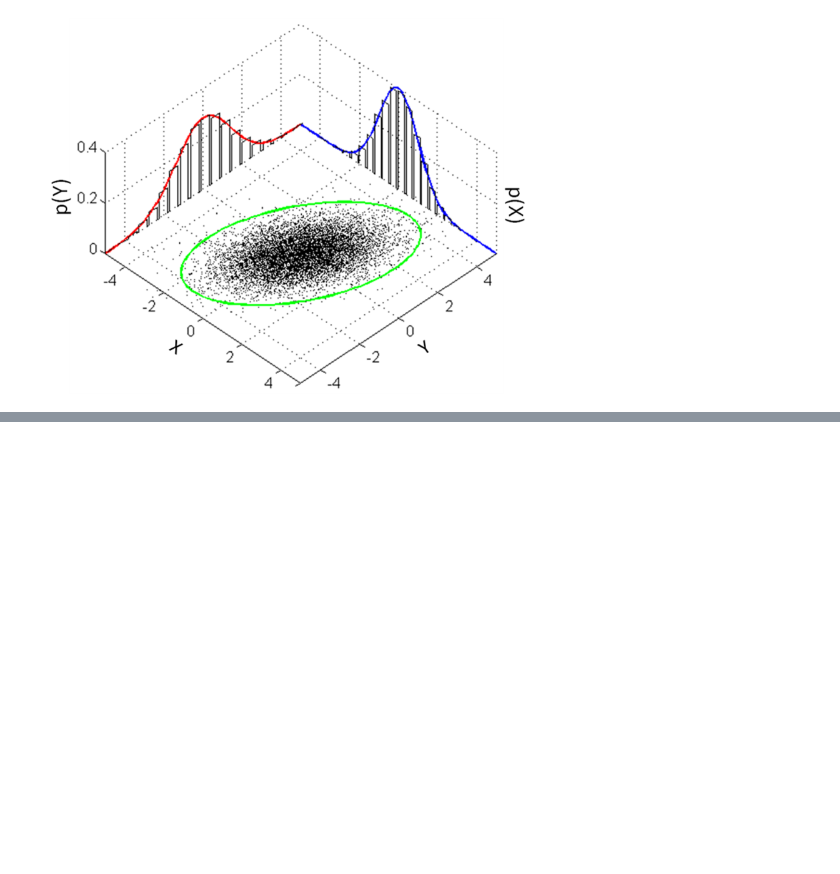
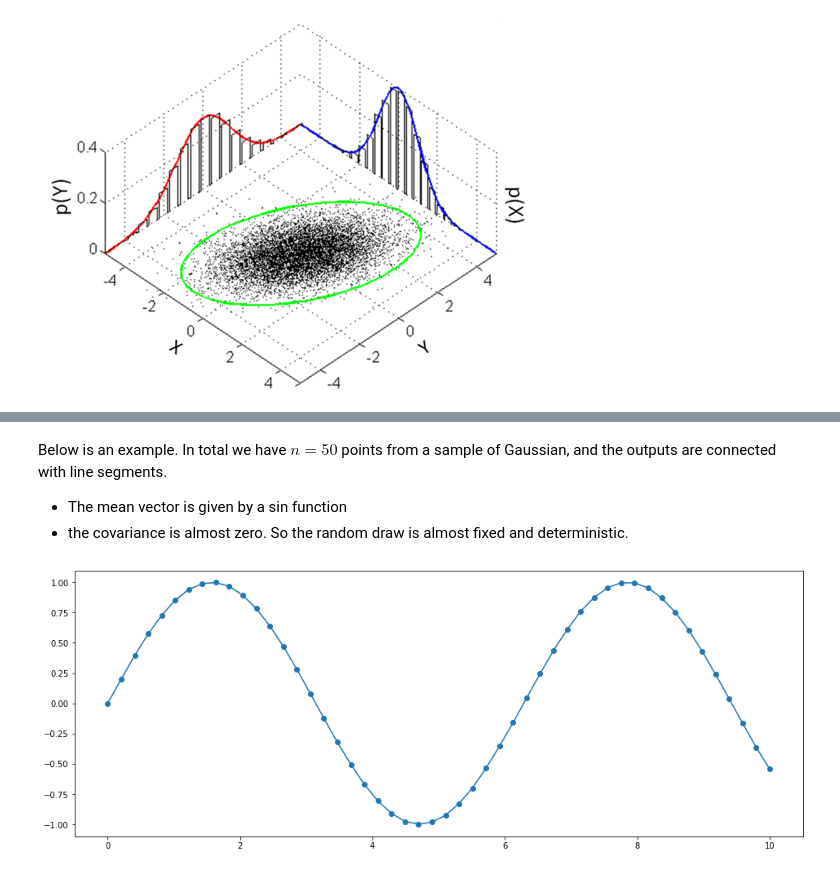
Before and after one commit to yongduek/lectures, a Jupyter notebook: ML_Topics/GP/Intuitive_GP_RitchieVink.ipynb, the cells around one changed output, grey strips where cells are left out. Drawn from its saved outputs; the diff is of its cells as text; code cells hidden in the pictures; blank space fills up the shorter version.

```diff
--- a/ML_Topics/GP/Intuitive_GP_RitchieVink.ipynb
+++ b/ML_Topics/GP/Intuitive_GP_RitchieVink.ipynb
@@ -29,0 +68,16 @@ Image(filename='figs/marginal.png', width=500)
+# %% [markdown]
+Below is an example. In total we have $n=50$ points from a sample of Gaussian, and the outputs are connected with line segments.
+- The mean vector is given by a sin function
+- the covariance is almost zero. So the random draw is almost fixed and deterministic.
+# %%
+n = 50
+x = np.linspace(0, 10, n)
+
+# Define the gaussian with mu = sin(x) and negligible covariance matrix
+norm = stats.multivariate_normal(mean=np.sin(x), cov=np.eye(n) * 1e-6)
+plt.figure(figsize=(16, 6))
+
+# Taking a sample from the distribution and plotting it.
+plt.plot(x, norm.rvs(), 'o-');
+# %% [output]
+[figure, added]
```
Also changed, not shown: parts of 14 cells of this notebook, 1 other file.
